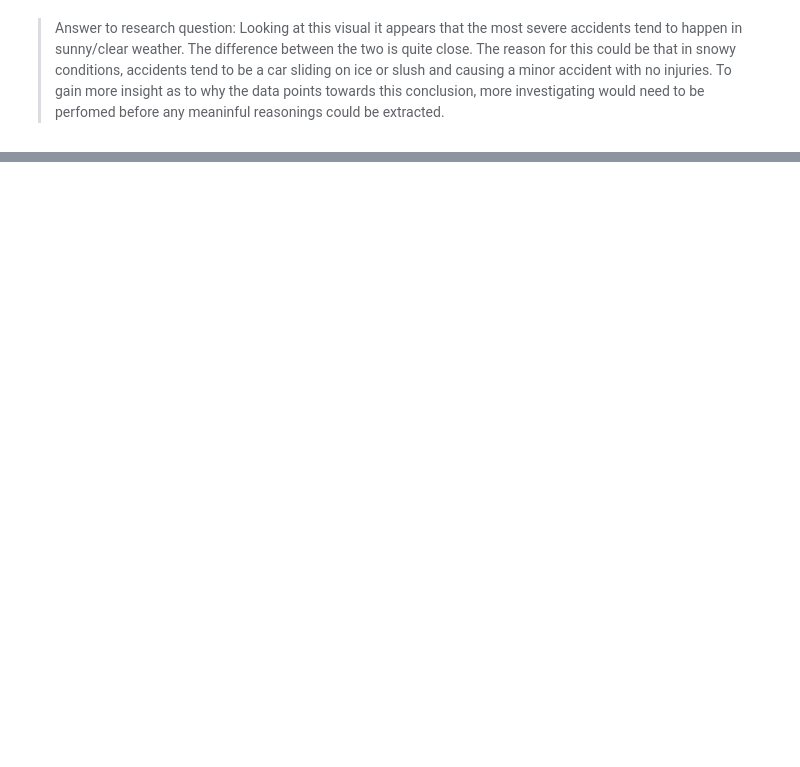
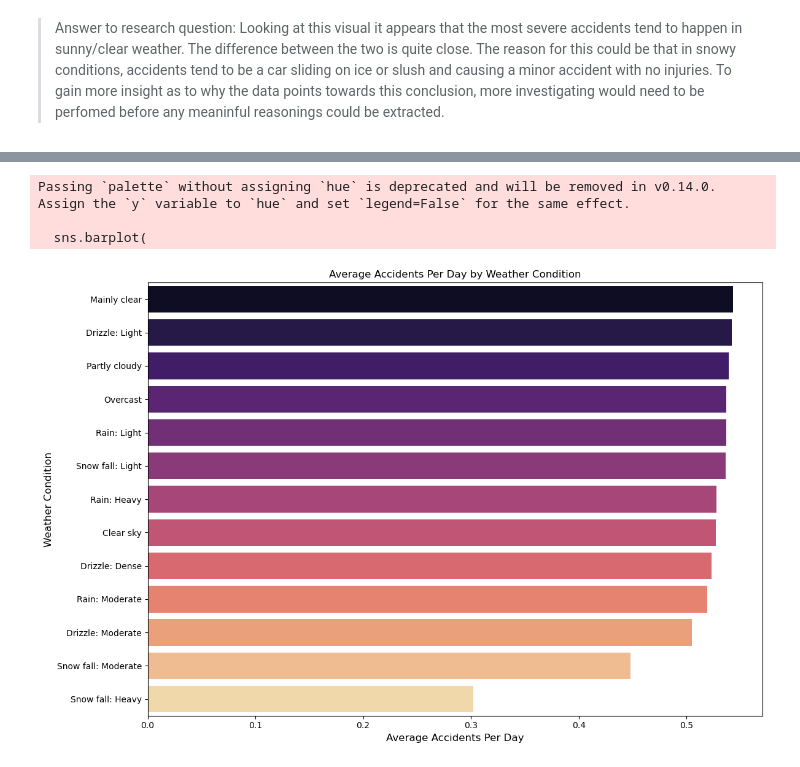
Before and after one commit to aha2270/Weather-Impact-on-Traffic-Accidents-NYC, a Jupyter notebook: Weather-Impact-Analysis.ipynb, the cells around one changed output, grey strips where cells are left out. Drawn from its saved outputs; the diff is of its cells as text; code cells hidden in the pictures; blank space fills up the shorter version.

```diff
--- a/Weather-Impact-Analysis.ipynb
+++ b/Weather-Impact-Analysis.ipynb
@@ -825,0 +909,17 @@ Passing `palette` without assigning `hue` is deprecated and will be removed in v
+# %%
+plt.figure(figsize= (12, 8))
+sns.barplot(
+    x = "Average_Severity_Score",
+    y = "Weather Description",
+    data = average_severity_by_weather,
+    palette = "magma"
+)
+plt.title("Average Accidents Per Day by Weather Condition", fontsize=12)
+plt.xlabel("Average Accidents Per Day", fontsize= 12)
+plt.ylabel("Weather Condition", fontsize= 12)
+plt.tight_layout()
+# %% [output]
+Passing `palette` without assigning `hue` is deprecated and will be removed in v0.14.0. Assign the `y` variable to `hue` and set `legend=False` for the same effect.
+
+  sns.barplot(
+[figure, added]
```
Also changed, not shown: parts of 27 cells of this notebook.
